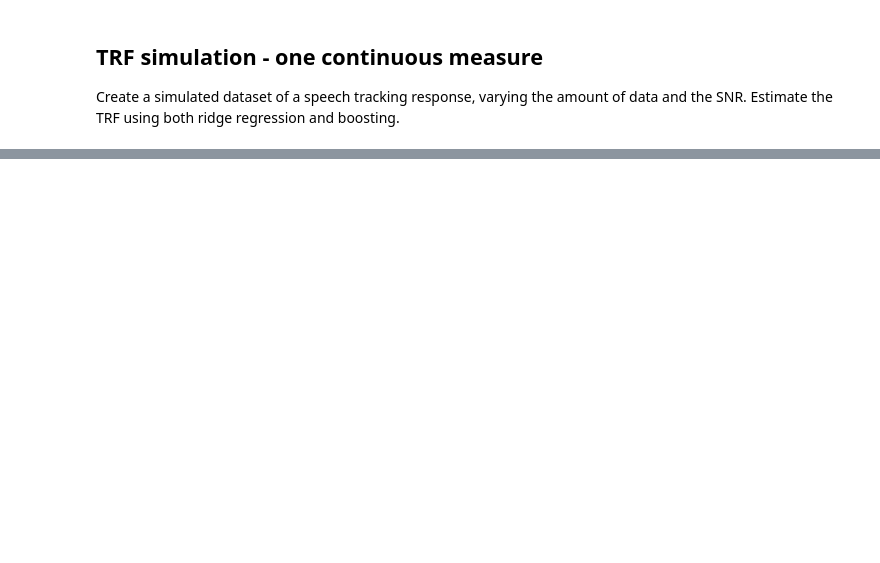
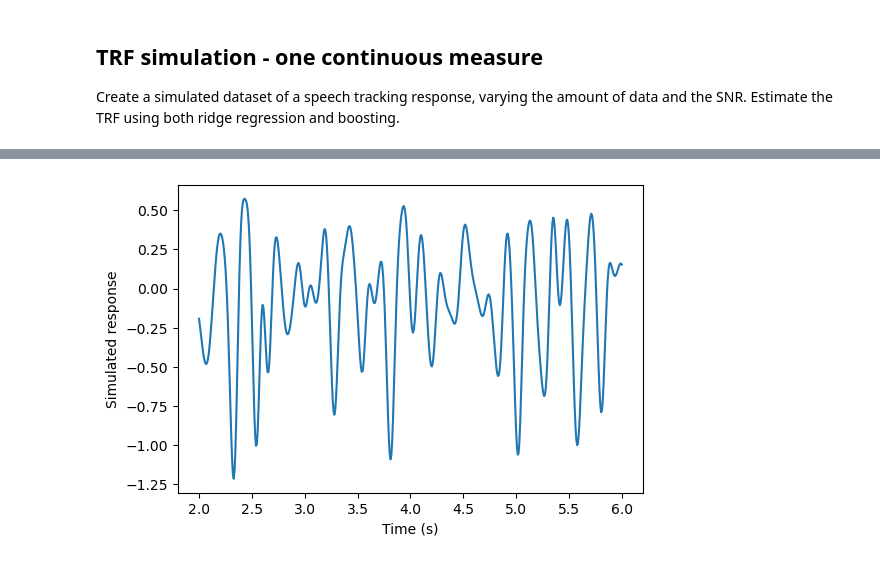
Before and after one commit to natezuk/trf-simulations, a Jupyter notebook: trf_simulation.ipynb, the cells around one changed output, grey strips where cells are left out. Cells and saved outputs as stored; diff of their text form; code cells hidden in the pictures; blank space fills up the shorter version.

```diff
--- a/trf_simulation.ipynb
+++ b/trf_simulation.ipynb
@@ -50,9 +90,21 @@ Text(0, 0.5, 'Signal amplitude')
 # %%
 ### Load stimulus data and convolve with the TRF
 # Allow the user to upload stimulus data
-ntrials = np.arange(5,30,5) # number of trials
-trial_dur = 60 # trial duration (s)
+ntrials = len(envelope) # number of trials
+###trial_dur = 60 # trial duration (s)
 ### The natural speech dataset only has 20 trials, each 3 minutes long (total ~60 minutes)
 ### Maybe concatenate the simulated responses and chunk
+tidx = [int(ti*sfreq) for ti in t]
+print(true_trf.shape)
 
-x = np.convolve(stim,sig)
+sim_resp = []
+for env in envelope:
+    X = mtrf.model.lag_matrix(env,tidx)
+    print(X.shape)
+    sim_resp.append(np.matmul(X[:,1:],true_trf))
+
+
+
+#x = [np.convolve(np.ravel(env),true_trf) for env in envelope]
+
+# remove indexes at the start corresponding to negative delays in the TRF
@@ -59,3 +134,12 @@ x = np.convolve(stim,sig)
+# %%
+# Plot one of the example simulated responses
+fig, ax = plt.subplots(figsize=(6,4))
+ax.plot(t_env[idx],sim_resp[0][idx])
+ax.set_xlabel('Time (s)')
+ax.set_ylabel('Simulated response')
+plt.show()
+# %% [output]
+[figure, added]
 # %%
 ### Create EEG-shaped noise
 
```
Also changed, not shown: parts of 11 cells of this notebook, 2 other files.
